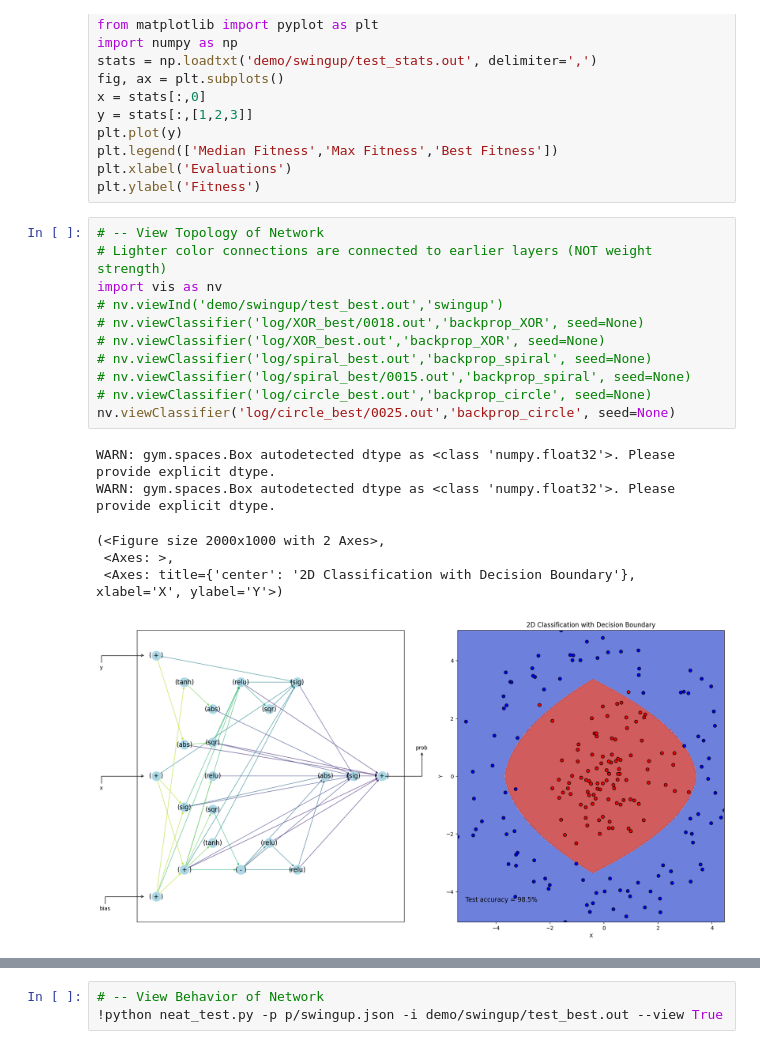
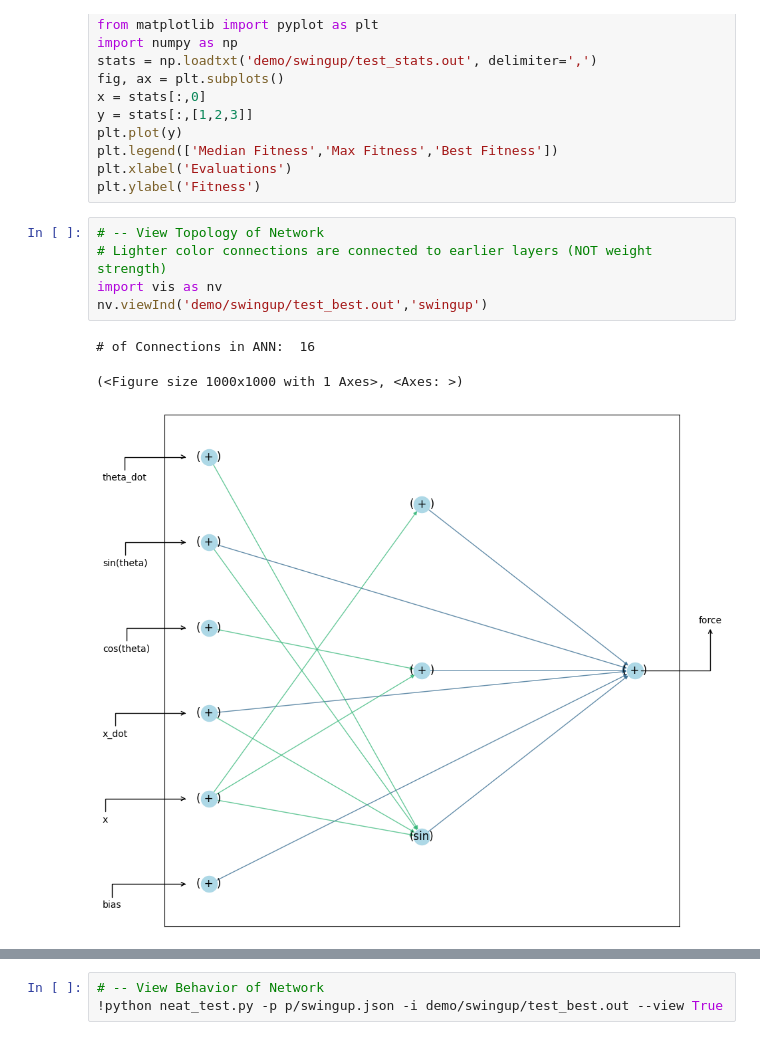
Before and after one commit to mydcxiao/BackpropNEAT_Gym, a Jupyter notebook: prettyNEAT_demo.ipynb, the cells around one changed output, grey strips where cells are left out. Saved outputs shown, nothing was run; the diff lists cells and outputs as text.

```diff
--- a/prettyNEAT_demo.ipynb
+++ b/prettyNEAT_demo.ipynb
@@ -27,18 +27,9 @@ plt.ylabel('Fitness')
 # %%
 # -- View Topology of Network
 # Lighter color connections are connected to earlier layers (NOT weight strength)
 import vis as nv
-# nv.viewInd('demo/swingup/test_best.out','swingup')
-# nv.viewClassifier('log/XOR_best/0018.out','backprop_XOR', seed=None)
-# nv.viewClassifier('log/XOR_best.out','backprop_XOR', seed=None)
-# nv.viewClassifier('log/spiral_best.out','backprop_spiral', seed=None)
-# nv.viewClassifier('log/spiral_best/0015.out','backprop_spiral', seed=None)
-# nv.viewClassifier('log/circle_best.out','backprop_circle', seed=None)
-nv.viewClassifier('log/circle_best/0025.out','backprop_circle', seed=None)
+nv.viewInd('demo/swingup/test_best.out','swingup')
 # %% [output]
-WARN: gym.spaces.Box autodetected dtype as <class 'numpy.float32'>. Please provide explicit dtype.
-WARN: gym.spaces.Box autodetected dtype as <class 'numpy.float32'>. Please provide explicit dtype.
+# of Connections in ANN:  16
-(<Figure size 2000x1000 with 2 Axes>,
- <Axes: >,
- <Axes: title={'center': '2D Classification with Decision Boundary'}, xlabel='X', ylabel='Y'>)
+(<Figure size 1000x1000 with 1 Axes>, <Axes: >)
-[figure, old version]
+[figure, new version]
```
Also changed, not shown: parts of 3 cells of this notebook, 1 other file.
